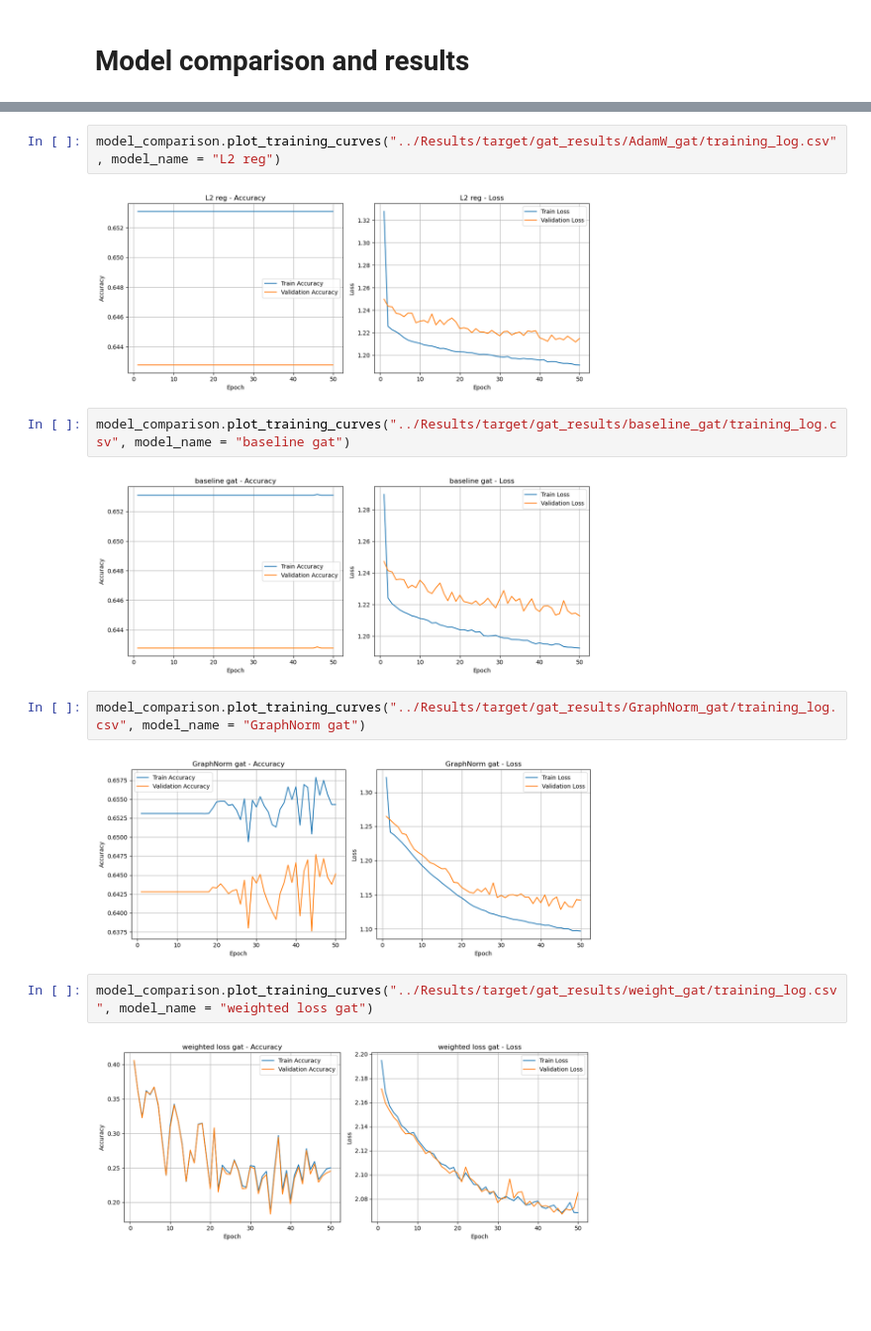
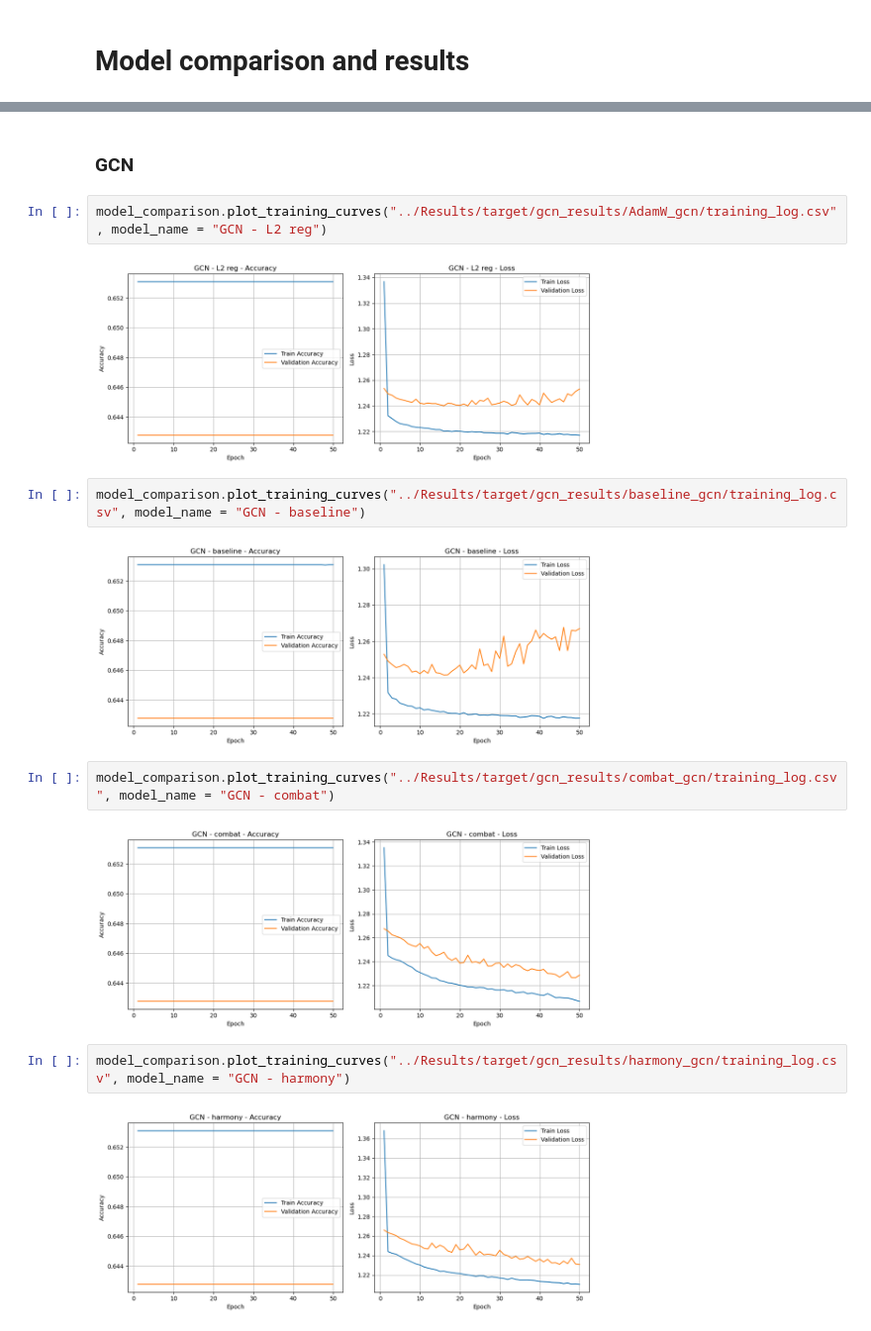
Before and after one commit to tommasoravasio/scRNAseq-GNN-multiclass-tp53, a Jupyter notebook: notebooks/main_experiment.ipynb, the cells around one changed output, grey strips where cells are left out. Shown at 99% size. Drawn from its saved outputs; the diff is of its cells as text; blank space fills up the shorter version.

Commit message:
added comparison results to notebook, immplemented weighted random sampler

```diff
--- a/notebooks/main_experiment.ipynb
+++ b/notebooks/main_experiment.ipynb
@@ -596,16 +598,18 @@ Is undirected: True
+# %% [markdown]
+### GCN
 # %%
-model_comparison.plot_training_curves("../Results/target/gat_results/AdamW_gat/training_log.csv", model_name = "L2 reg")
+model_comparison.plot_training_curves("../Results/target/gcn_results/AdamW_gcn/training_log.csv", model_name = "GCN - L2 reg")
 # %% [output]
-[figure, old version]
+[figure, new version]
 # %%
-model_comparison.plot_training_curves("../Results/target/gat_results/baseline_gat/training_log.csv", model_name = "baseline gat")
+model_comparison.plot_training_curves("../Results/target/gcn_results/baseline_gcn/training_log.csv", model_name = "GCN - baseline")
 # %% [output]
-[figure, old version]
+[figure, new version]
 # %%
-model_comparison.plot_training_curves("../Results/target/gat_results/GraphNorm_gat/training_log.csv", model_name = "GraphNorm gat")
+model_comparison.plot_training_curves("../Results/target/gcn_results/combat_gcn/training_log.csv", model_name = "GCN - combat")
 # %% [output]
-[figure, old version]
+[figure, new version]
 # %%
-model_comparison.plot_training_curves("../Results/target/gat_results/weight_gat/training_log.csv", model_name = "weighted loss gat")
+model_comparison.plot_training_curves("../Results/target/gcn_results/harmony_gcn/training_log.csv", model_name = "GCN - harmony")
 # %% [output]
-[figure, old version]
+[figure, new version]
```
Also changed, not shown: parts of 10 cells of this notebook, 49 other files.
